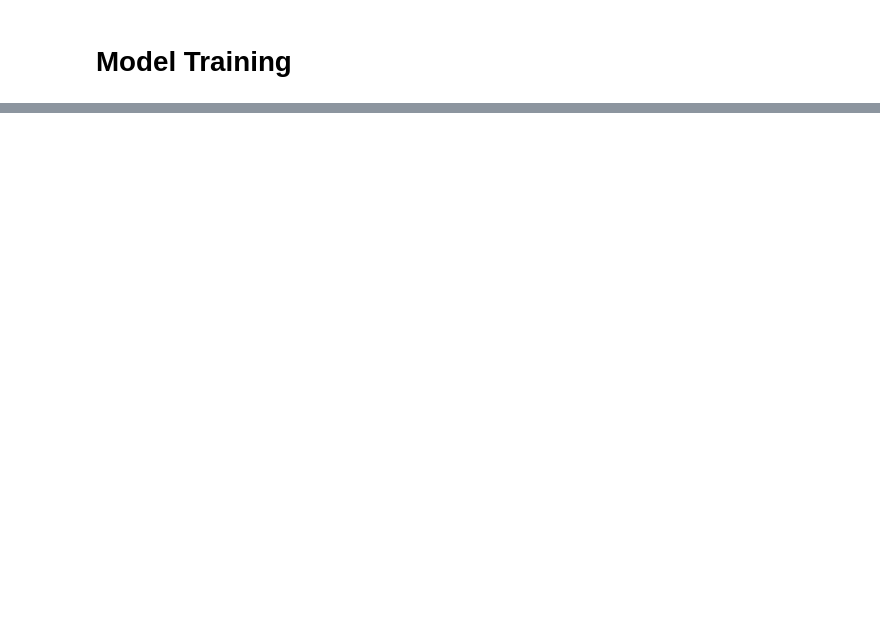
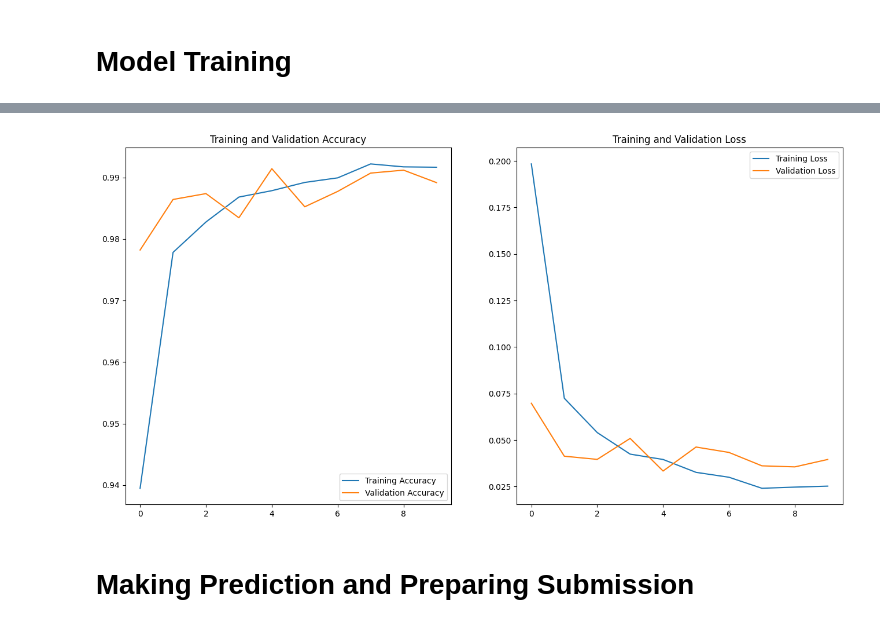
Before and after one commit to Applaudo-Studios-Cloud-Engineering/ML_Sample_Projects, a Jupyter notebook: classification_projects/mnist_digit_classification/solution.ipynb, the cells around one changed output, grey strips where cells are left out. Saved outputs shown, nothing was run; the diff lists cells and outputs as text; code cells hidden in the pictures; blank space fills up the shorter version.

Commit message:
finished model training and predictions

```diff
--- a/classification_projects/mnist_digit_classification/solution.ipynb
+++ b/classification_projects/mnist_digit_classification/solution.ipynb
@@ -130,0 +130,4 @@ model = tf.keras.Sequential([
+# %%
+# Encoding digit labels
+Y_train = tf.keras.utils.to_categorical(Y_train, num_classes=10)
+# Y_t = tf.keras.utils.to_categorical(Y_train, num_classes=10)
@@ -130,0 +172,4 @@ model = tf.keras.Sequential([
+# %%
+early_stop = tf.keras.callbacks.EarlyStopping(monitor='val_loss', mode='min', verbose=0, patience=5)
+# %%
+history = model.fit(X_train, Y_train, validation_split=0.2, epochs=80, callbacks=[early_stop])
@@ -130,0 +197,26 @@ model = tf.keras.Sequential([
+# %%
+acc = history.history['accuracy']
+val_acc = history.history['val_accuracy']
+
+loss = history.history['loss']
+val_loss = history.history['val_loss']
+
+epochs_range = range(len(val_acc))
+
+plt.figure(figsize=(16, 8))
+plt.subplot(1, 2, 1)
+plt.plot(epochs_range, acc, label='Training Accuracy')
+plt.plot(epochs_range, val_acc, label='Validation Accuracy')
+plt.legend(loc='lower right')
+plt.title('Training and Validation Accuracy')
+
+plt.subplot(1, 2, 2)
+plt.plot(epochs_range, loss, label='Training Loss')
+plt.plot(epochs_range, val_loss, label='Validation Loss')
+plt.legend(loc='upper right')
+plt.title('Training and Validation Loss')
+plt.show()
+# %% [output]
+[figure, added]
+# %% [markdown]
+# Making Prediction and Preparing Submission
```
Also changed, not shown: parts of 12 cells of this notebook, 1 other file.
